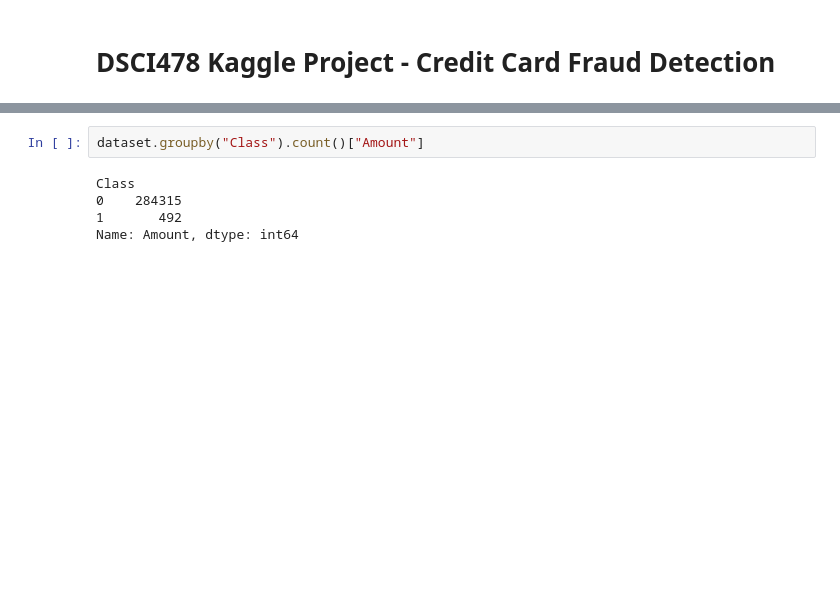
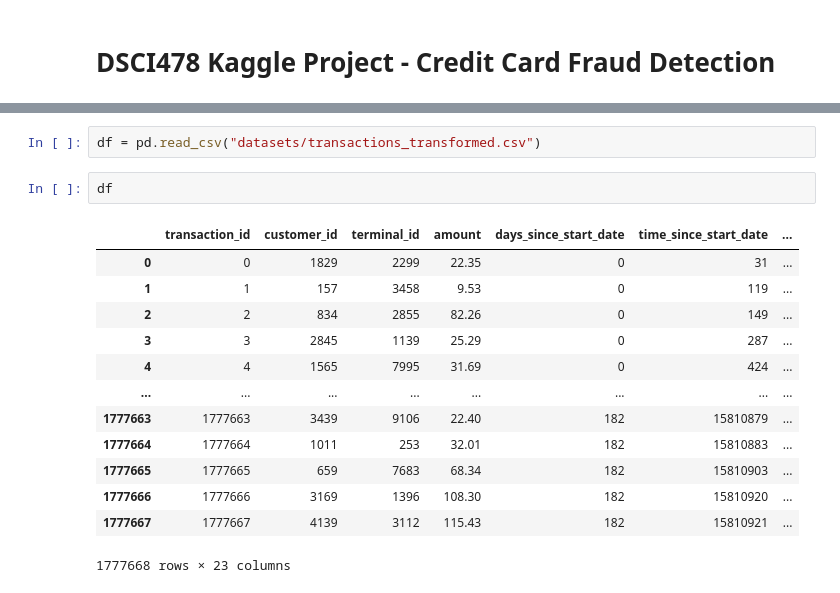
Before and after one commit to jwickham1023/DSCI478-Kaggle-Project, a Jupyter notebook: proj.ipynb, the cells around one changed output, grey strips where cells are left out. Drawn from its saved outputs; the diff is of its cells as text; blank space fills up the shorter version.

Commit message:
Added the transformed dataset (please work)

```diff
--- a/proj.ipynb
+++ b/proj.ipynb
@@ -27,7 +12,18 @@ dataset.head()
-# %%
-dataset.groupby("Class").count()["Amount"]
-# %% [output]
-Class
-0    284315
-1       492
-Name: Amount, dtype: int64
+# %%
+df = pd.read_csv("datasets/transactions_transformed.csv")
+# %%
+df
+# %% [output]
+|  | transaction_id | customer_id | terminal_id | amount | days_since_start_date | time_since_start_date | ... |
+| 0 | 0 | 1829 | 2299 | 22.35 | 0 | 31 | ... |
+| 1 | 1 | 157 | 3458 | 9.53 | 0 | 119 | ... |
+| 2 | 2 | 834 | 2855 | 82.26 | 0 | 149 | ... |
+| 3 | 3 | 2845 | 1139 | 25.29 | 0 | 287 | ... |
+| 4 | 4 | 1565 | 7995 | 31.69 | 0 | 424 | ... |
+| ... | ... | ... | ... | ... | ... | ... | ... |
+| 1777663 | 1777663 | 3439 | 9106 | 22.40 | 182 | 15810879 | ... |
+| 1777664 | 1777664 | 1011 | 253 | 32.01 | 182 | 15810883 | ... |
+| 1777665 | 1777665 | 659 | 7683 | 68.34 | 182 | 15810903 | ... |
+| 1777666 | 1777666 | 3169 | 1396 | 108.30 | 182 | 15810920 | ... |
+| 1777667 | 1777667 | 4139 | 3112 | 115.43 | 182 | 15810921 | ... |
+1777668 rows × 23 columns
```
Also changed, not shown: parts of 3 cells of this notebook, 5 other files.
